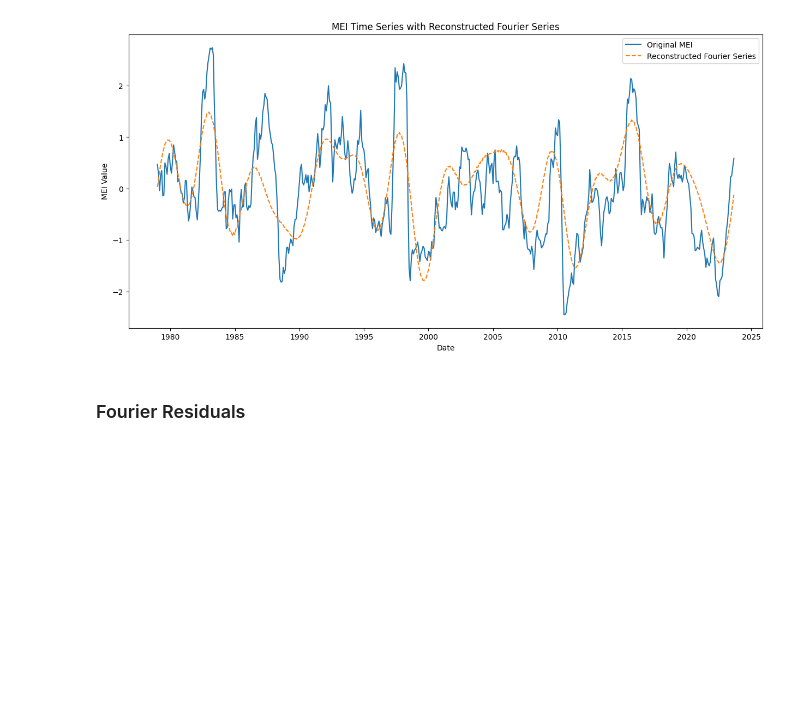
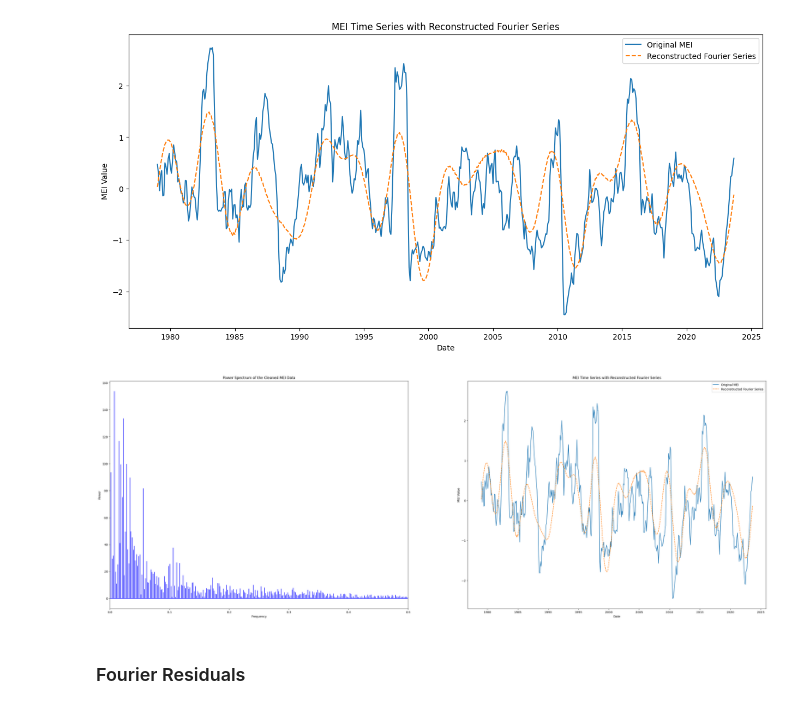
Before and after one commit to yannickpichardo/master_thesis, a Jupyter notebook: enso_sim.ipynb, the cells around one changed output. Drawn from its saved outputs; the diff is of its cells as text; code cells hidden in the pictures; blank space fills up the shorter version.

```diff
--- a/enso_sim.ipynb
+++ b/enso_sim.ipynb
@@ -164,6 +164,24 @@ plt.savefig('../Plots/MEI_Fourier.png')
 plt.show()
 # %% [output]
 [figure]
+# %%
+#Plot side by side above
+fig, (ax1, ax2) = plt.subplots(1, 2, figsize=(40, 14))
+ax1.stem(xf, spectrum, 'b', markerfmt=" ", basefmt="-b")
+ax1.set_title('Power Spectrum of the Cleaned MEI Data')
+ax1.set_xlabel('Frequency')
+ax1.set_ylabel('Power')
+ax1.set_xlim(0, 0.5)  # Only plot the positive frequencies
+ax2.plot(enso_df.index, enso_df['MEI'], label='Original MEI')
+ax2.plot(enso_df.index, reconstructed_series, label='Reconstructed Fourier Series', linestyle='--')
+ax2.legend()
+ax2.set_title('MEI Time Series with Reconstructed Fourier Series')
+ax2.set_xlabel('Date')
+ax2.set_ylabel('MEI Value')
+plt.savefig('../Plots/fft_fourier.png')
+plt.show()
+# %% [output]
+[figure, added]
 # %% [markdown]
 ### Fourier Residuals
 # %%
```
Also changed, not shown: parts of 9 cells of this notebook.
